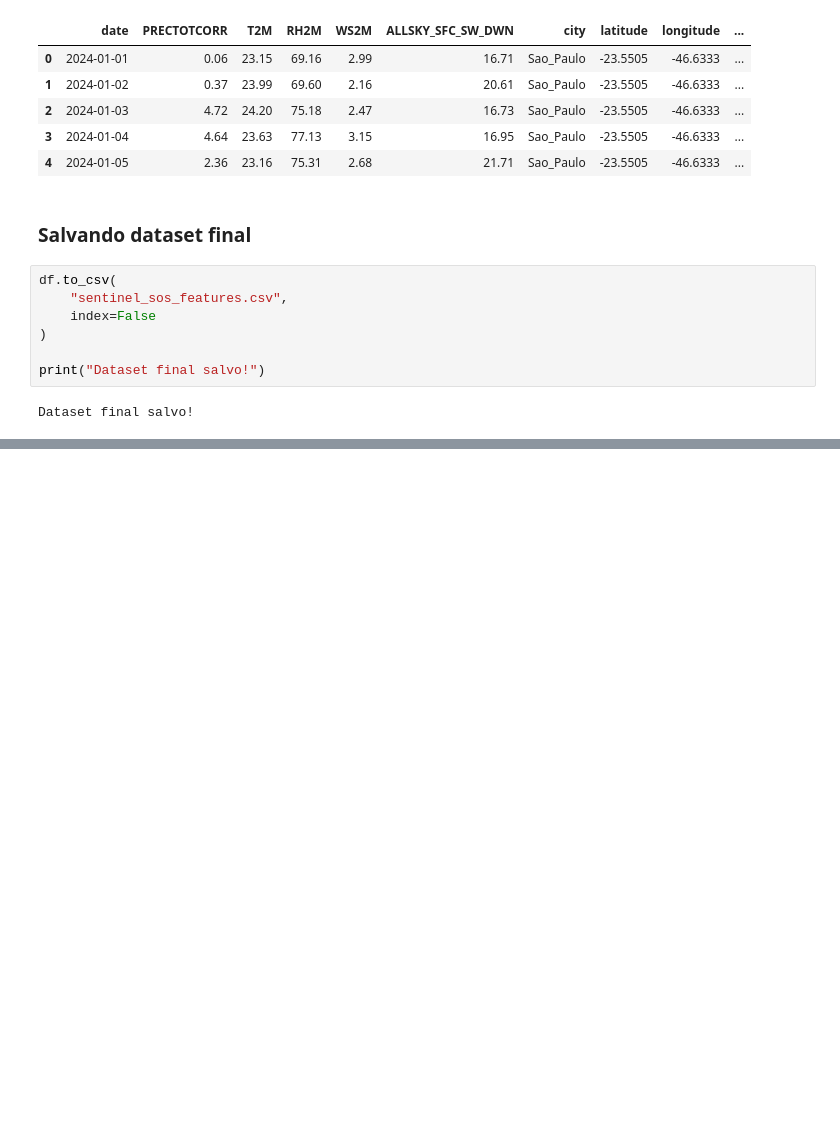
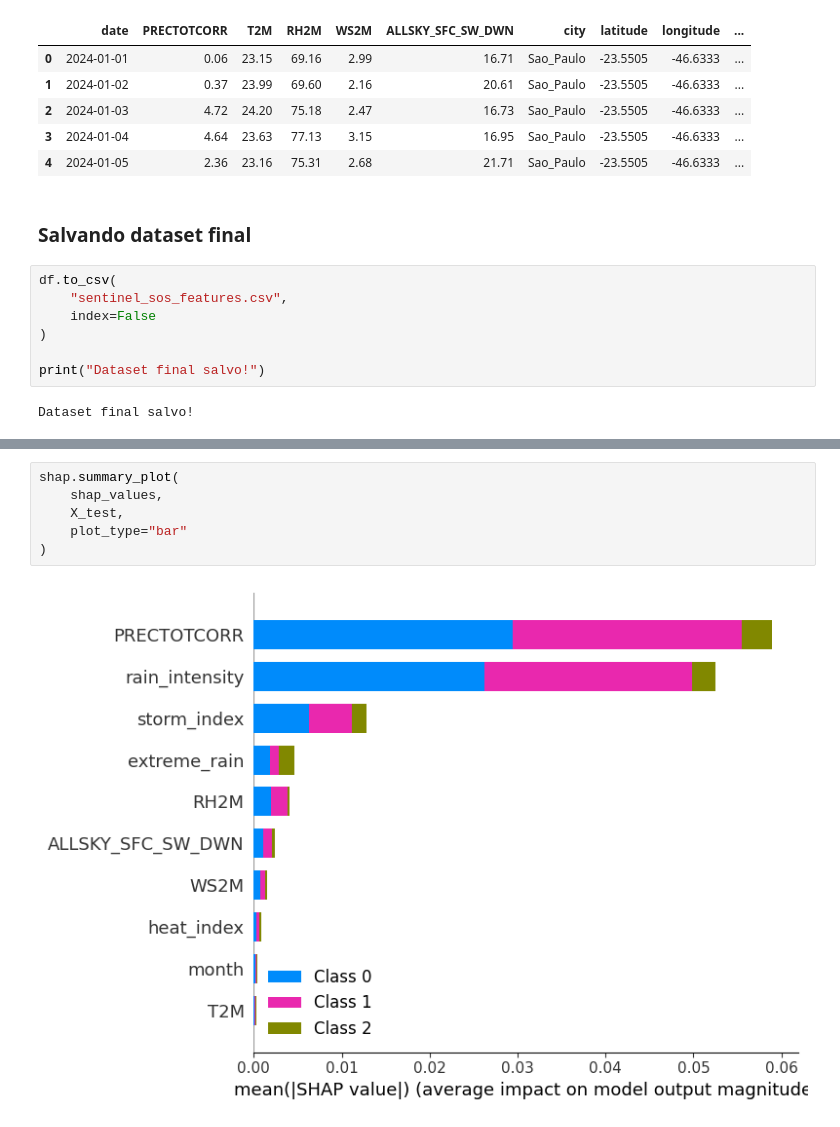
Before and after one commit to letyresina/SentinelSOS-GenAI, a Jupyter notebook: SentinelSOS.ipynb, the cells around one changed output, grey strips where cells are left out. Cells and saved outputs as stored; diff of their text form; blank space fills up the shorter version.

```diff
--- a/SentinelSOS.ipynb
+++ b/SentinelSOS.ipynb
@@ -388,0 +655,8 @@ Dataset final salvo!
+# %%
+shap.summary_plot(
+    shap_values,
+    X_test,
+    plot_type="bar"
+)
+# %% [output]
+[figure, added]
```
Also changed, not shown: parts of 42 cells of this notebook.
